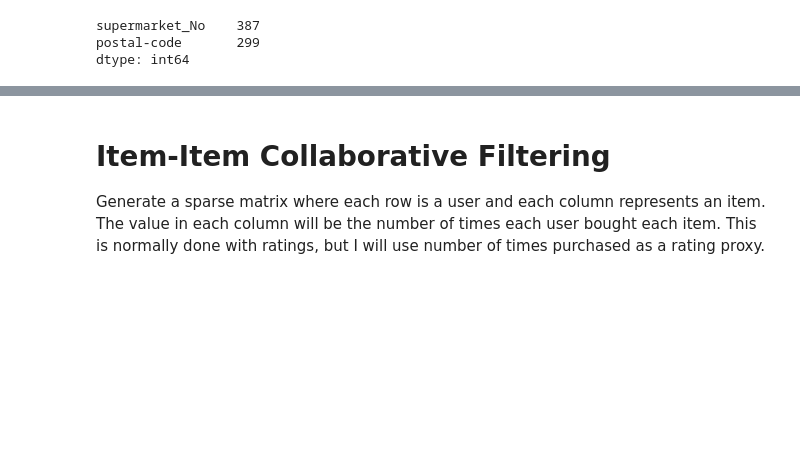
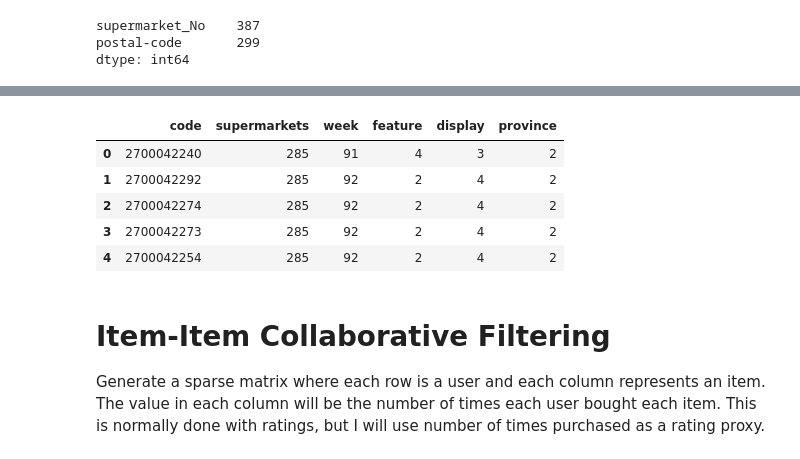
Before and after one commit to medvidov/middleby-DE-test, a Jupyter notebook: middleby_de.ipynb, the cells around one changed output, grey strips where cells are left out. Cells and saved outputs as stored; diff of their text form; code cells hidden in the pictures; blank space fills up the shorter version.

Commit message:
Encoded categorical variables

```diff
--- a/middleby_de.ipynb
+++ b/middleby_de.ipynb
@@ -115,3 +122,16 @@ le = LabelEncoder()
+# %%
+# Enconde promo categorical variables (type and channel) using label encoding
+le = LabelEncoder()
+promo['feature'] = le.fit_transform(promo['feature'])
+promo['display'] = le.fit_transform(promo['display'])
+promo.head()
+# %% [output]
+|  | code | supermarkets | week | feature | display | province |
+| 0 | 2700042240 | 285 | 91 | 4 | 3 | 2 |
+| 1 | 2700042292 | 285 | 92 | 2 | 4 | 2 |
+| 2 | 2700042274 | 285 | 92 | 2 | 4 | 2 |
+| 3 | 2700042273 | 285 | 92 | 2 | 4 | 2 |
+| 4 | 2700042254 | 285 | 92 | 2 | 4 | 2 |
 # %% [markdown]
 # Item-Item Collaborative Filtering
 Generate a sparse matrix where each row is a user and each column represents an item. The value in each column will be the number of times each user bought each item. This is normally done with ratings, but I will use number of times purchased as a rating proxy.
```
Also changed, not shown: parts of 3 cells of this notebook.
